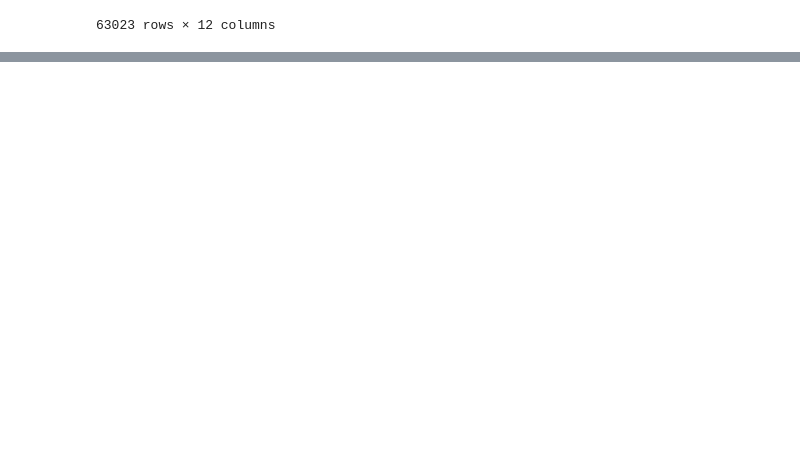
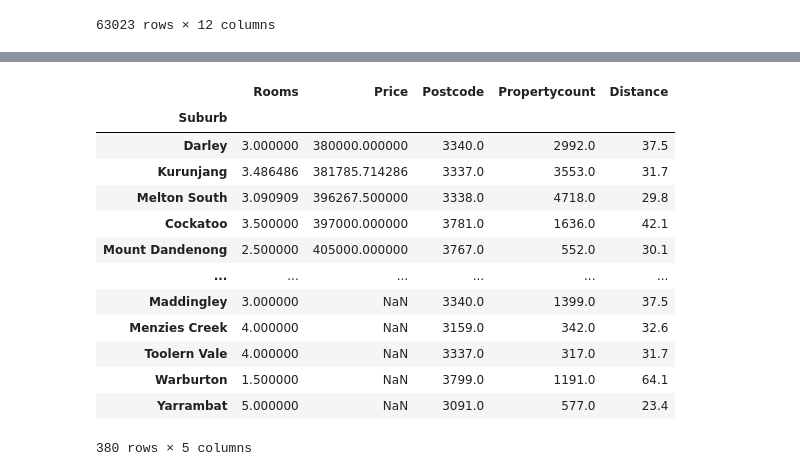
Before and after one commit to LaachH/Group-project-3, a Jupyter notebook: Untitled.ipynb, the cells around one changed output, grey strips where cells are left out. Saved outputs shown, nothing was run; the diff lists cells and outputs as text; code cells hidden in the pictures; blank space fills up the shorter version.

```diff
--- a/Untitled.ipynb
+++ b/Untitled.ipynb
@@ -61,0 +53,20 @@ df_average_value.head(10)
+# %%
+
+df_average_value2 = melb_stats2.groupby("Suburb").mean().sort_values("Price", ascending=True)
+
+df_average_value2
+# %% [output]
+|  | Rooms | Price | Postcode | Propertycount | Distance |
+| Suburb |  |  |  |  |  |
+| Darley | 3.000000 | 380000.000000 | 3340.0 | 2992.0 | 37.5 |
+| Kurunjang | 3.486486 | 381785.714286 | 3337.0 | 3553.0 | 31.7 |
+| Melton South | 3.090909 | 396267.500000 | 3338.0 | 4718.0 | 29.8 |
+| Cockatoo | 3.500000 | 397000.000000 | 3781.0 | 1636.0 | 42.1 |
+| Mount Dandenong | 2.500000 | 405000.000000 | 3767.0 | 552.0 | 30.1 |
+| ... | ... | ... | ... | ... | ... |
+| Maddingley | 3.000000 | NaN | 3340.0 | 1399.0 | 37.5 |
+| Menzies Creek | 4.000000 | NaN | 3159.0 | 342.0 | 32.6 |
+| Toolern Vale | 4.000000 | NaN | 3337.0 | 317.0 | 31.7 |
+| Warburton | 1.500000 | NaN | 3799.0 | 1191.0 | 64.1 |
+| Yarrambat | 5.000000 | NaN | 3091.0 | 577.0 | 23.4 |
+380 rows × 5 columns
```
Also changed, not shown: parts of 8 cells of this notebook.
